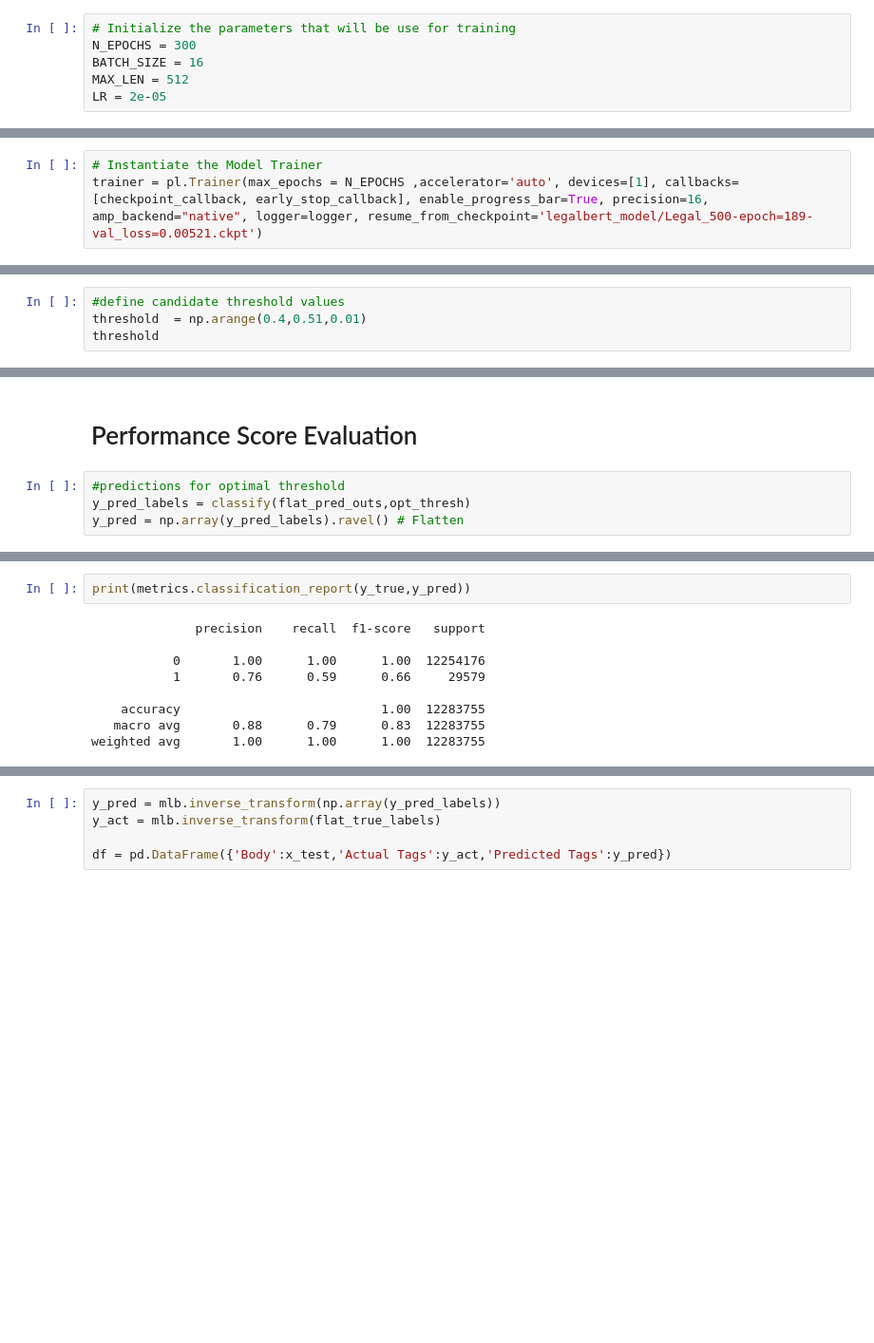
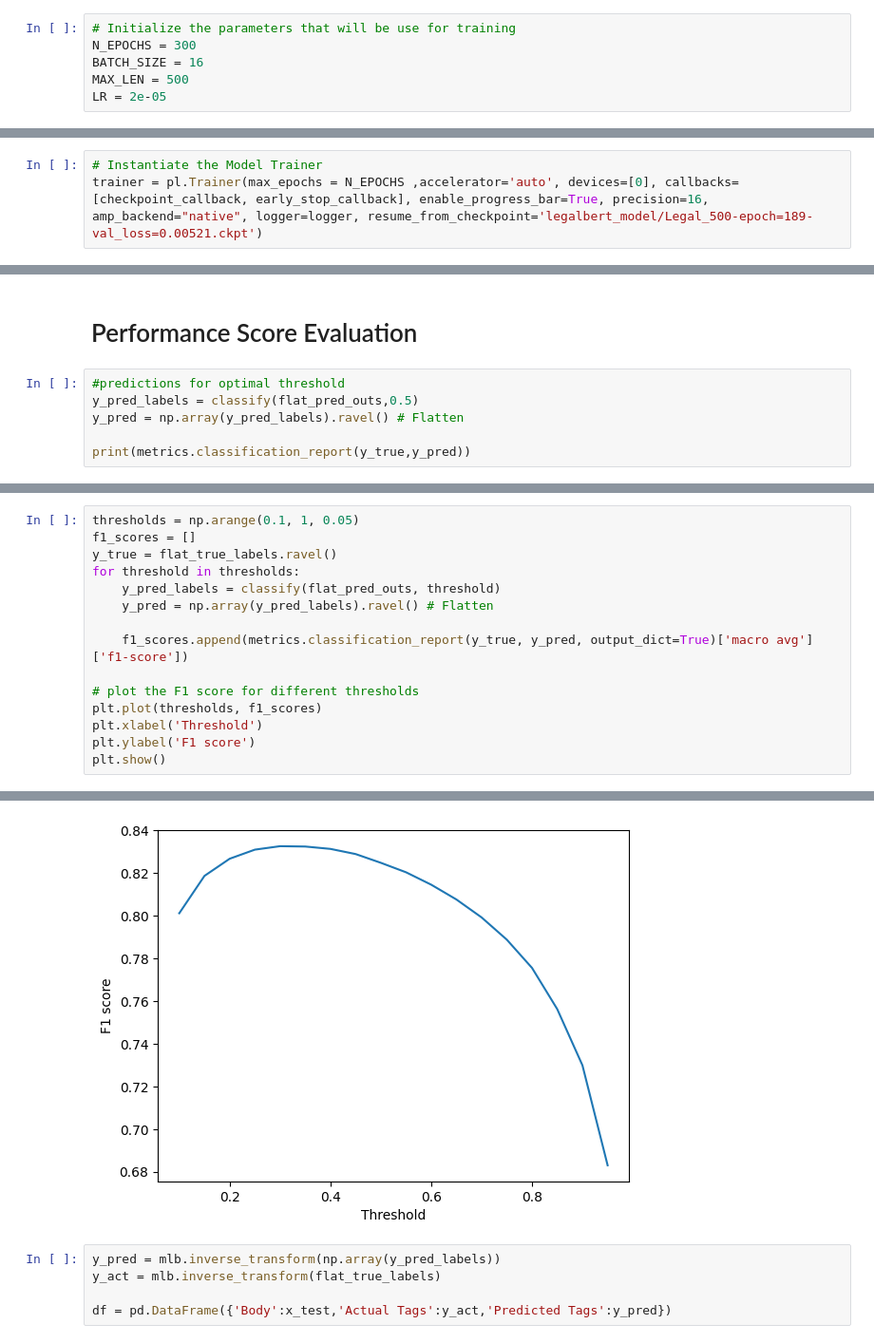
Before and after one commit to Marketos-Damigos/732A81-Text_Mining_project, a Jupyter notebook: LegalBERT.ipynb, the cells around one changed output, grey strips where cells are left out. Shown at 95% size. Drawn from its saved outputs; the diff is of its cells as text; blank space fills up the shorter version.

```diff
--- a/LegalBERT.ipynb
+++ b/LegalBERT.ipynb
@@ -282,7 +279,7 @@ Token indices sequence length is longer than the specified maximum sequence leng
 # Initialize the parameters that will be use for training
 N_EPOCHS = 300
 BATCH_SIZE = 16
-MAX_LEN = 512
+MAX_LEN = 500
 LR = 2e-05
 # %%
 # Instantiate and set up the data_module
@@ -388,7 +385,7 @@ early_stop_callback = EarlyStopping(
 logger = TensorBoardLogger('lightning_logs', name='LegalBert_500')
 # %%
 # Instantiate the Model Trainer
-trainer = pl.Trainer(max_epochs = N_EPOCHS ,accelerator='auto', devices=[1], callbacks=[checkpoint_callback, early_stop_callback], enable_progress_bar=True, precision=16, amp_backend="native", logger=logger, resume_from_checkpoint='legalbert_model/Legal_500-epoch=189-val_loss=0.00521.ckpt')
+trainer = pl.Trainer(max_epochs = N_EPOCHS ,accelerator='auto', devices=[0], callbacks=[checkpoint_callback, early_stop_callback], enable_progress_bar=True, precision=16, amp_backend="native", logger=logger, resume_from_checkpoint='legalbert_model/Legal_500-epoch=189-val_loss=0.00521.ckpt')
 # %% [output]
 Using 16bit native Automatic Mixed Precision (AMP)
 GPU available: True (cuda), used: True
@@ -614,7 +608,3 @@ flat_pred_outs.shape , flat_true_labels.shape
 The predictions are in terms of logits (probabilities for each of the 16 tags). Hence we need to have a threshold value to convert these probabilities to 0 or 1.
 
 Let's specify a set of candidate threshold values. We will select the threshold value that performs the best for the test set.
-# %%
-#define candidate threshold values
-threshold  = np.arange(0.4,0.51,0.01)
-threshold
@@ -669,5 +649,7 @@ y_true = flat_true_labels.ravel()
 # Performance Score Evaluation
 # %%
 #predictions for optimal threshold
-y_pred_labels = classify(flat_pred_outs,opt_thresh)
+y_pred_labels = classify(flat_pred_outs,0.5)
 y_pred = np.array(y_pred_labels).ravel() # Flatten
+
+print(metrics.classification_report(y_true,y_pred))
@@ -674,11 +665,16 @@ y_pred = np.array(y_pred_labels).ravel() # Flatten
-# %%
-print(metrics.classification_report(y_true,y_pred))
-# %% [output]
-              precision    recall  f1-score   support
-
-           0       1.00      1.00      1.00  12254176
-           1       0.76      0.59      0.66     29579
-
-    accuracy                           1.00  12283755
-   macro avg       0.88      0.79      0.83  12283755
-weighted avg       1.00      1.00      1.00  12283755
+# %%
+thresholds = np.arange(0.1, 1, 0.05)
+f1_scores = []
+y_true = flat_true_labels.ravel()
+for threshold in thresholds:
+    y_pred_labels = classify(flat_pred_outs, threshold)
+    y_pred = np.array(y_pred_labels).ravel() # Flatten
+
+    f1_scores.append(metrics.classification_report(y_true, y_pred, output_dict=True)['macro avg']['f1-score'])
+
+# plot the F1 score for different thresholds
+plt.plot(thresholds, f1_scores)
+plt.xlabel('Threshold')
+plt.ylabel('F1 score')
+plt.show()
+# %% [output]
@@ -685,3 +684,4 @@ weighted avg       1.00      1.00      1.00  12283755
+[figure, added]
 # %%
 y_pred = mlb.inverse_transform(np.array(y_pred_labels))
 y_act = mlb.inverse_transform(flat_true_labels)
```
Also changed, not shown: parts of 13 cells of this notebook, 2 other files.
